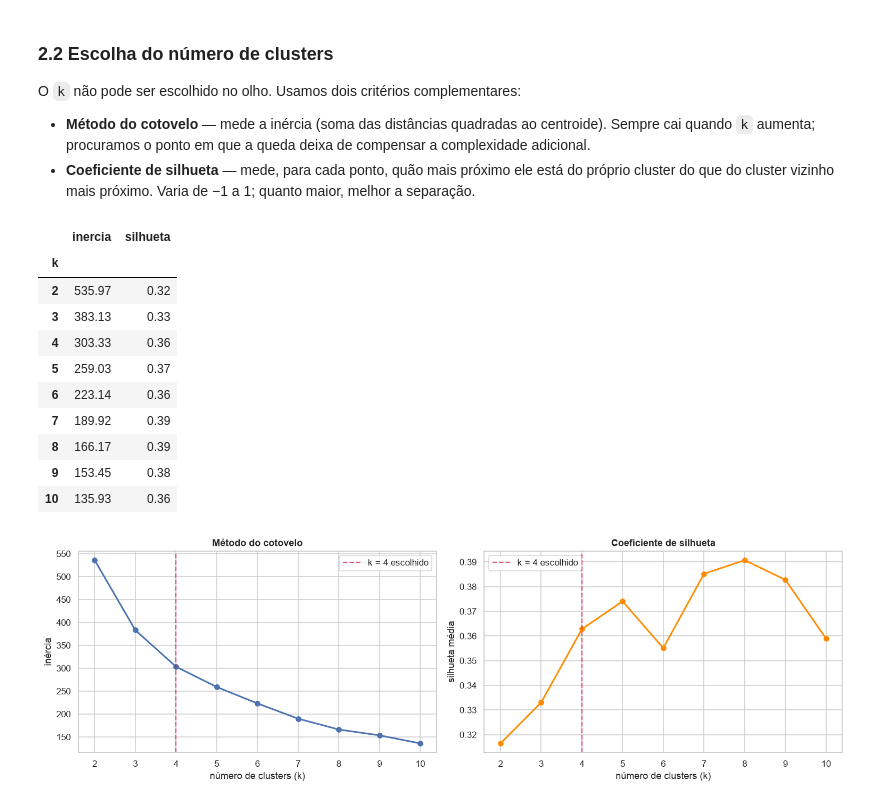
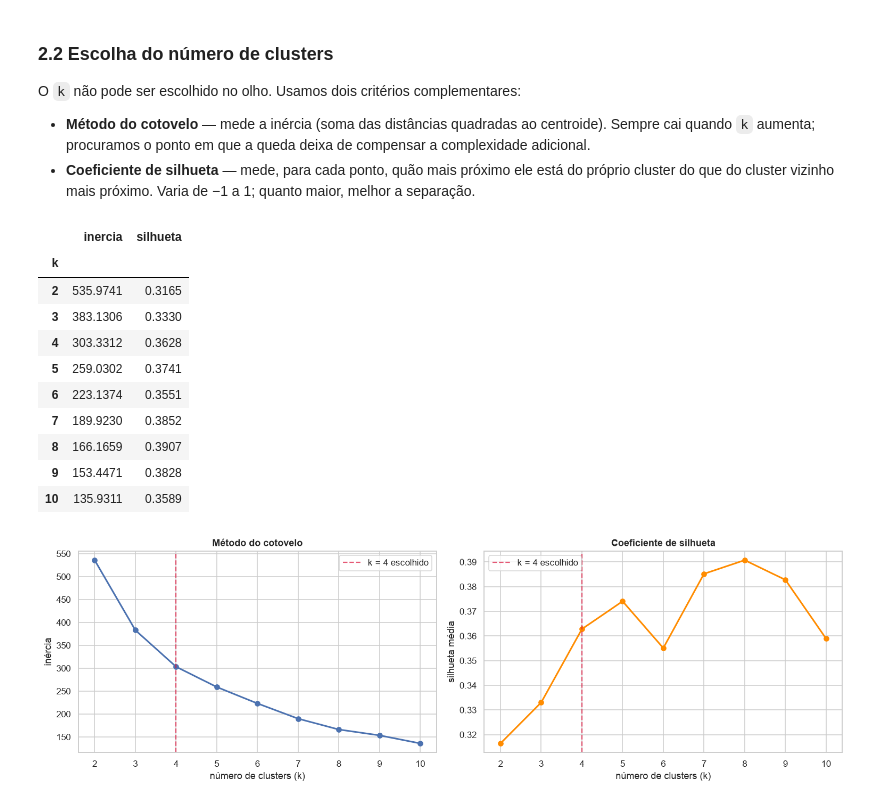
Before and after one commit to kainan-beep/fiap05cap1, a Jupyter notebook: KainanBilibioAguiar_rm570594_pbl_fase4.ipynb, the cells around one changed output. Saved outputs shown, nothing was run; the diff lists cells and outputs as text; code cells hidden in the pictures.

```diff
--- a/KainanBilibioAguiar_rm570594_pbl_fase4.ipynb
+++ b/KainanBilibioAguiar_rm570594_pbl_fase4.ipynb
@@ -71,6 +71,14 @@ plt.rcParams["axes.titleweight"] = "bold"
 pd.set_option("display.float_format", lambda v: f"{v:,.2f}")
 pd.set_option("display.max_columns", None)
 
+from IPython.display import display
+
+def mostrar(tabela, casas=4):
+    # Exibe uma tabela com mais precisao que o padrao de 2 casas definido acima.
+    # Usado nas tabelas em que a diferenca esta na terceira ou quarta decimal.
+    with pd.option_context("display.float_format", lambda v: f"{v:,.{casas}f}"):
+        display(tabela)
+
 print(f"pandas {pd.__version__} | numpy {np.__version__} | seaborn {sns.__version__}")
 # %% [output]
 pandas 3.0.5 | numpy 2.5.2 | seaborn 0.13.2
@@ -566,31 +574,31 @@ O `k` não pode ser escolhido no olho. Usamos dois critérios complementares:
 # %%
 # Testa k de 2 a 10, registrando inercia e silhueta
 faixa_k = range(2, 11)
 resultados_k = []
 
 for k in faixa_k:
     modelo_k = KMeans(n_clusters=k, random_state=RANDOM_STATE, n_init=10)
     rotulos_k = modelo_k.fit_predict(X_padronizado)
     resultados_k.append({
         "k": k,
         "inercia": modelo_k.inertia_,
         "silhueta": silhouette_score(X_padronizado, rotulos_k),
     })
 
 busca_k = pd.DataFrame(resultados_k).set_index("k")
-busca_k.round(4)
+mostrar(busca_k, 4)
 # %% [output]
 |  | inercia | silhueta |
 | k |  |  |
-| 2 | 535.97 | 0.32 |
-| 3 | 383.13 | 0.33 |
-| 4 | 303.33 | 0.36 |
-| 5 | 259.03 | 0.37 |
-| 6 | 223.14 | 0.36 |
-| 7 | 189.92 | 0.39 |
-| 8 | 166.17 | 0.39 |
-| 9 | 153.45 | 0.38 |
-| 10 | 135.93 | 0.36 |
+| 2 | 535.9741 | 0.3165 |
+| 3 | 383.1306 | 0.3330 |
+| 4 | 303.3312 | 0.3628 |
+| 5 | 259.0302 | 0.3741 |
+| 6 | 223.1374 | 0.3551 |
+| 7 | 189.9230 | 0.3852 |
+| 8 | 166.1659 | 0.3907 |
+| 9 | 153.4471 | 0.3828 |
+| 10 | 135.9311 | 0.3589 |
 # %%
 fig, (ax1, ax2) = plt.subplots(1, 2, figsize=(14, 4.5))
 
```
Also changed, not shown: parts of 17 cells of this notebook.
